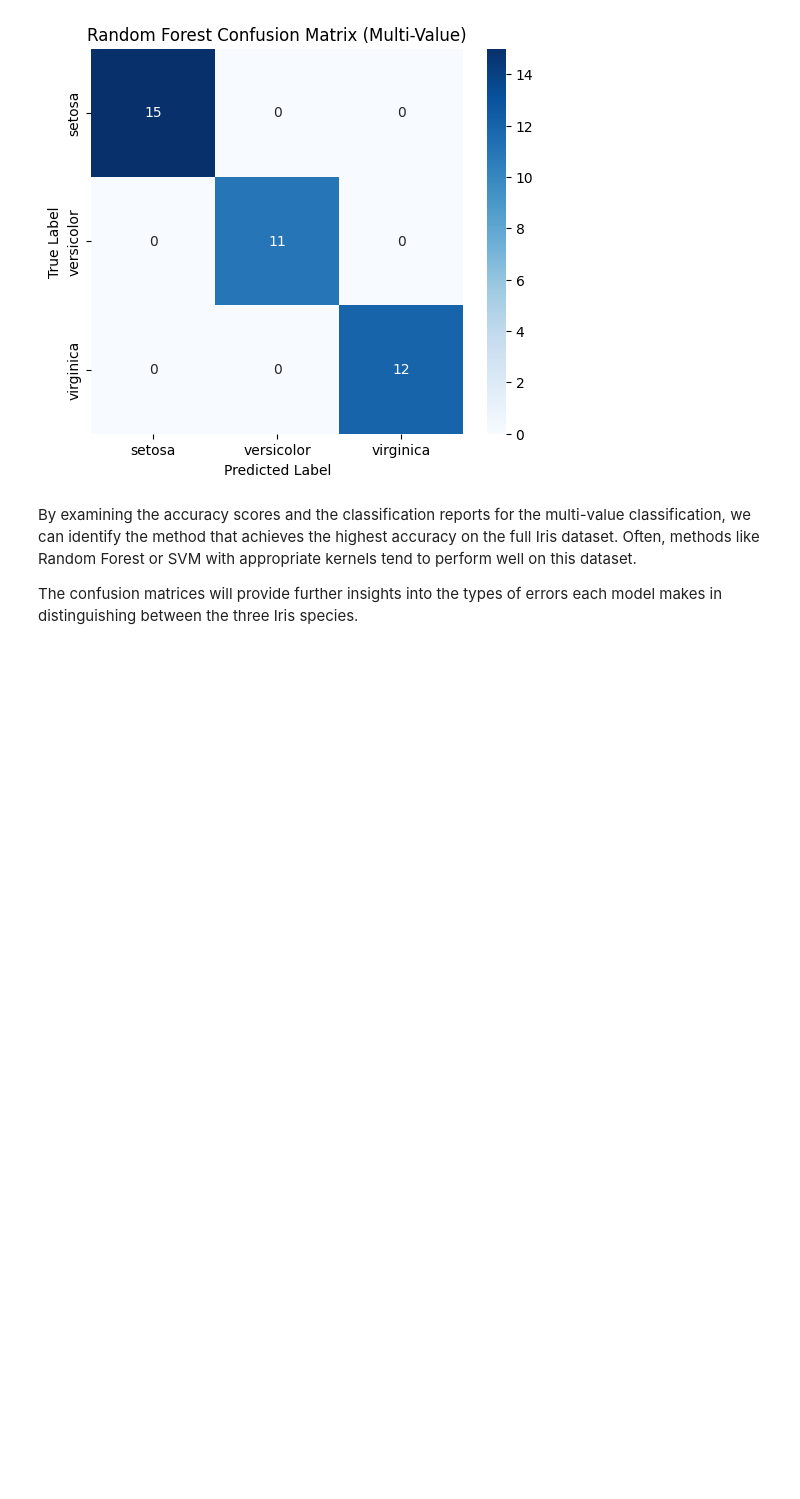
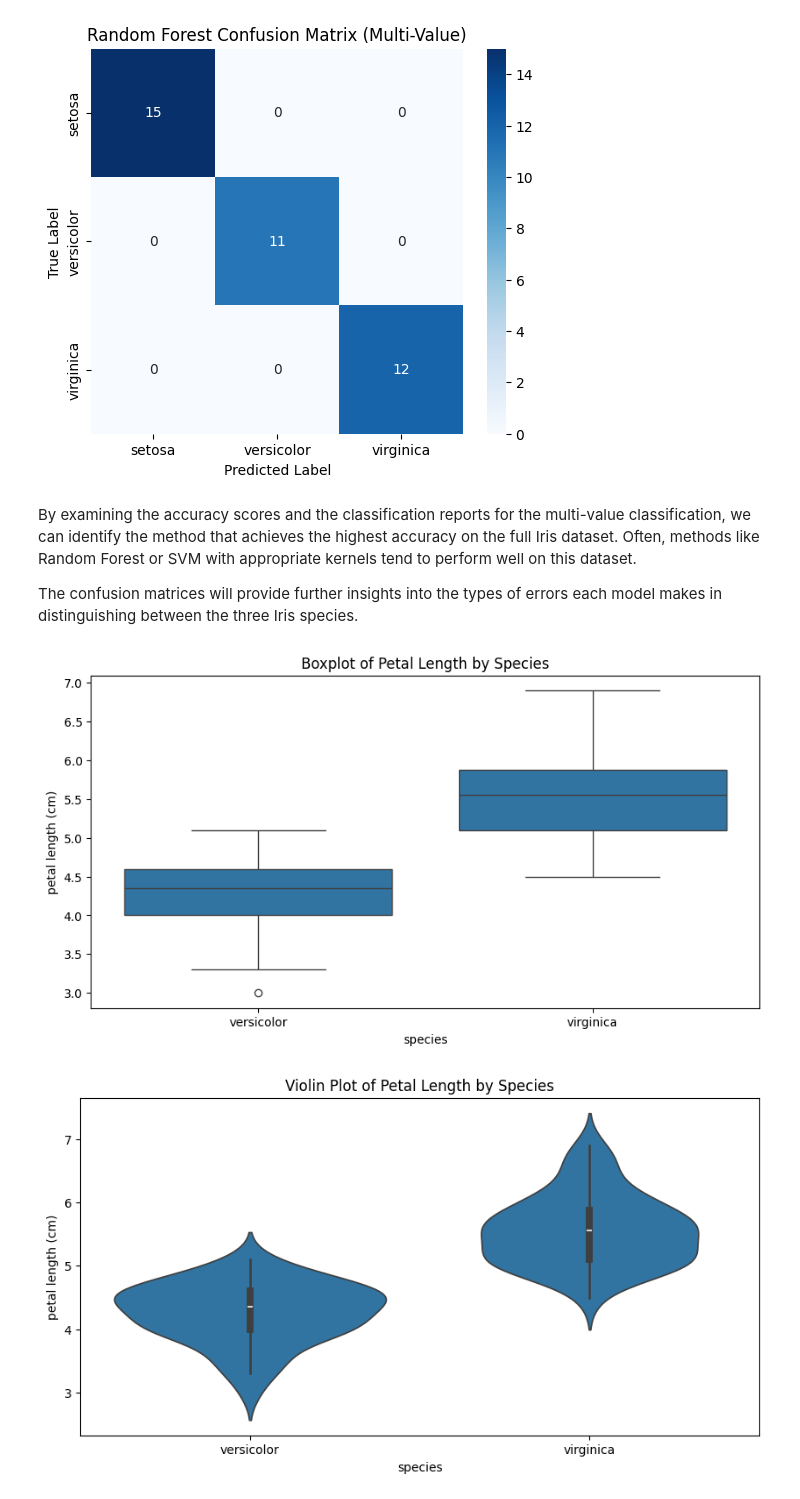
Before and after one commit to Cliffochi/aviva_data_science_course, a Jupyter notebook: binary_classification_of_iris.ipynb, the cells around one changed output. Drawn from its saved outputs; the diff is of its cells as text; code cells hidden in the pictures; blank space fills up the shorter version.

Commit message:
box plot and violin plot updates

```diff
--- a/binary_classification_of_iris.ipynb
+++ b/binary_classification_of_iris.ipynb
@@ -346,3 +346,33 @@ Confusion Matrix:
 By examining the accuracy scores and the classification reports for the multi-value classification, we can identify the method that achieves the highest accuracy on the full Iris dataset. Often, methods like Random Forest or SVM with appropriate kernels tend to perform well on this dataset.
 
 The confusion matrices will provide further insights into the types of errors each model makes in distinguishing between the three Iris species.
+# %%
+# box plot and violin plots for further viz
+import seaborn as sns
+import matplotlib.pyplot as plt
+import pandas as pd
+from sklearn.datasets import load_iris
+
+# Load data
+data = load_iris()
+iris_data = pd.DataFrame(data.data, columns=data.feature_names)
+iris_data['target'] = data.target
+iris_data['species'] = iris_data['target'].map({0: 'setosa', 1: 'versicolor', 2: 'virginica'})
+
+# Filter only two classes
+df_binary = iris_data[iris_data['species'].isin(['versicolor', 'virginica'])]
+
+# Box plot
+plt.figure(figsize=(10, 5))
+sns.boxplot(x='species', y='petal length (cm)', data=df_binary)
+plt.title('Boxplot of Petal Length by Species')
+plt.show()
+
+# Violin plot
+plt.figure(figsize=(10, 5))
+sns.violinplot(x='species', y='petal length (cm)', data=df_binary)
+plt.title('Violin Plot of Petal Length by Species')
+plt.show()
+# %% [output]
+[figure, added]
+[figure, added]
```
Also changed, not shown: parts of 1 cell of this notebook.
